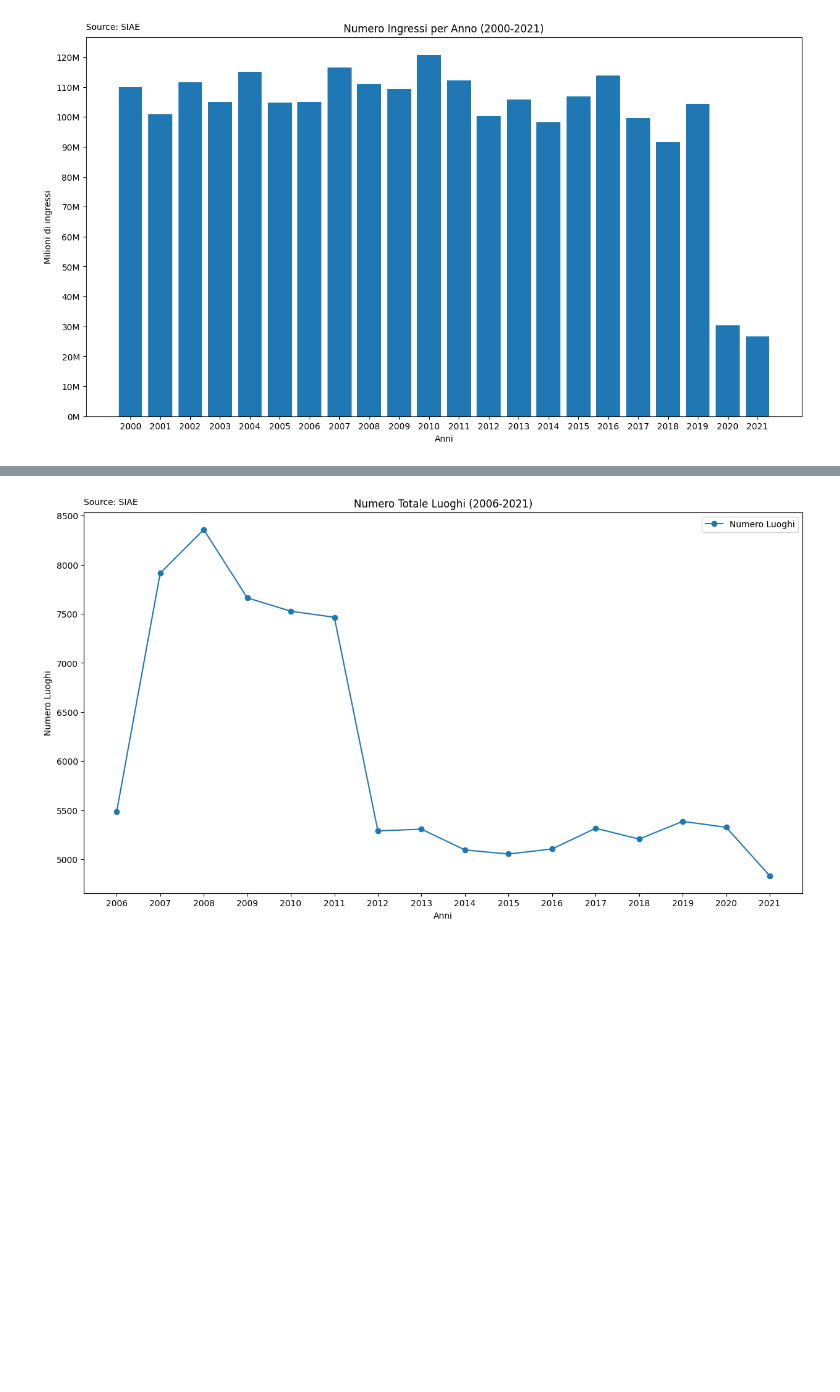
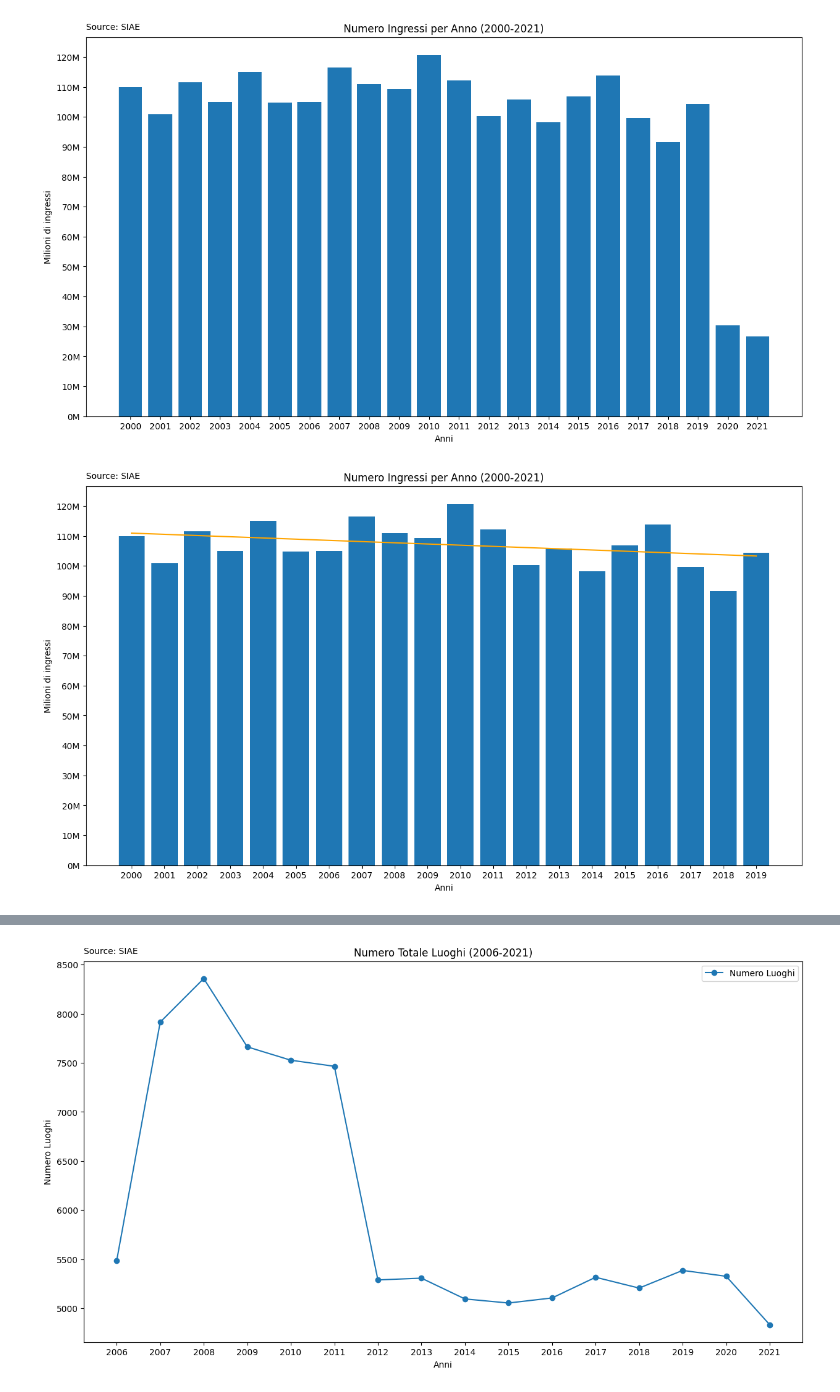
Before and after one commit to GitCass01/italian-cinemas-sciviz, a Jupyter notebook: Progetto.ipynb, the cells around one changed output, grey strips where cells are left out. Drawn from its saved outputs; the diff is of its cells as text; code cells hidden in the pictures; blank space fills up the shorter version.

```diff
--- a/Progetto.ipynb
+++ b/Progetto.ipynb
@@ -226,6 +256,36 @@ plt.savefig('Dati_Cinema_Italiani/plots/totale_ingressi.png', bbox_inches='tight
 plt.show()
 # %% [output]
 [figure]
+# %%
+# TOTALE INGRESSI (SIAE)
+df = info_cinema[['Year', 'Ingressi']]
+df = df[df['Year'] < 2020]
+
+fig, ax = plt.subplots(figsize=(15, 8))
+
+ax.bar(df['Year'], df['Ingressi'])
+
+plt.xlabel('Anni')
+plt.ylabel('Milioni di ingressi')
+plt.title('Numero Ingressi per Anno (2000-2021)')
+
+plt.yticks(np.arange(0, 130000000, step=10000000))
+plt.xticks(np.arange(2000, 2020, step=1))
+current_values = plt.gca().get_yticks()
+plt.gca().set_yticklabels(['{:1.0f}M'.format(x*0.000_001) for x in current_values])
+
+lr = Ridge()
+lr.fit(df[['Year']], df['Ingressi'])
+ax.plot(df['Year'], lr.coef_*df['Year']+lr.intercept_, color='orange')
+
+# credit source data
+plt.annotate('Source: SIAE', xy=(0,1.02), xycoords='axes fraction')
+
+plt.savefig('Dati_Cinema_Italiani/plots/totale_ingressi_trend.png', bbox_inches='tight')
+
+plt.show()
+# %% [output]
+[figure, added]
 # %%
 # TOTALE SPETTACOLI (SIAE)
 df = info_cinema[['Year', 'Numero spettacoli']]
```
Also changed, not shown: parts of 4 cells of this notebook, 3 other files.
